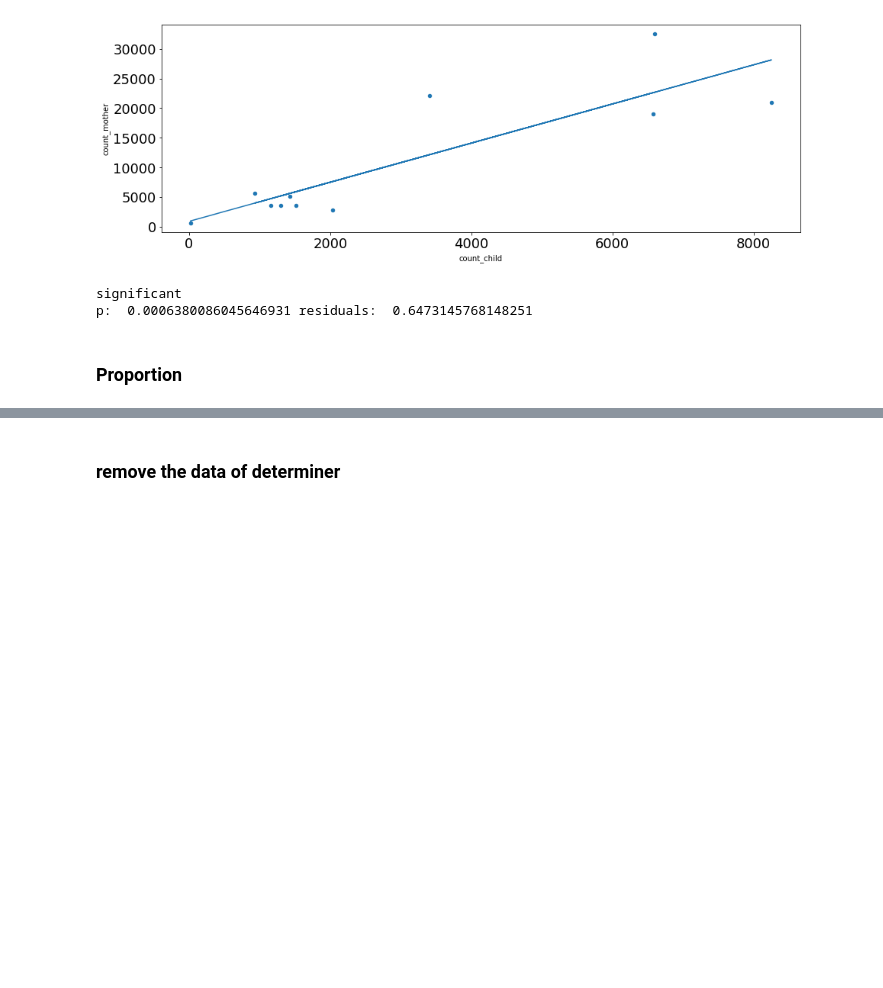
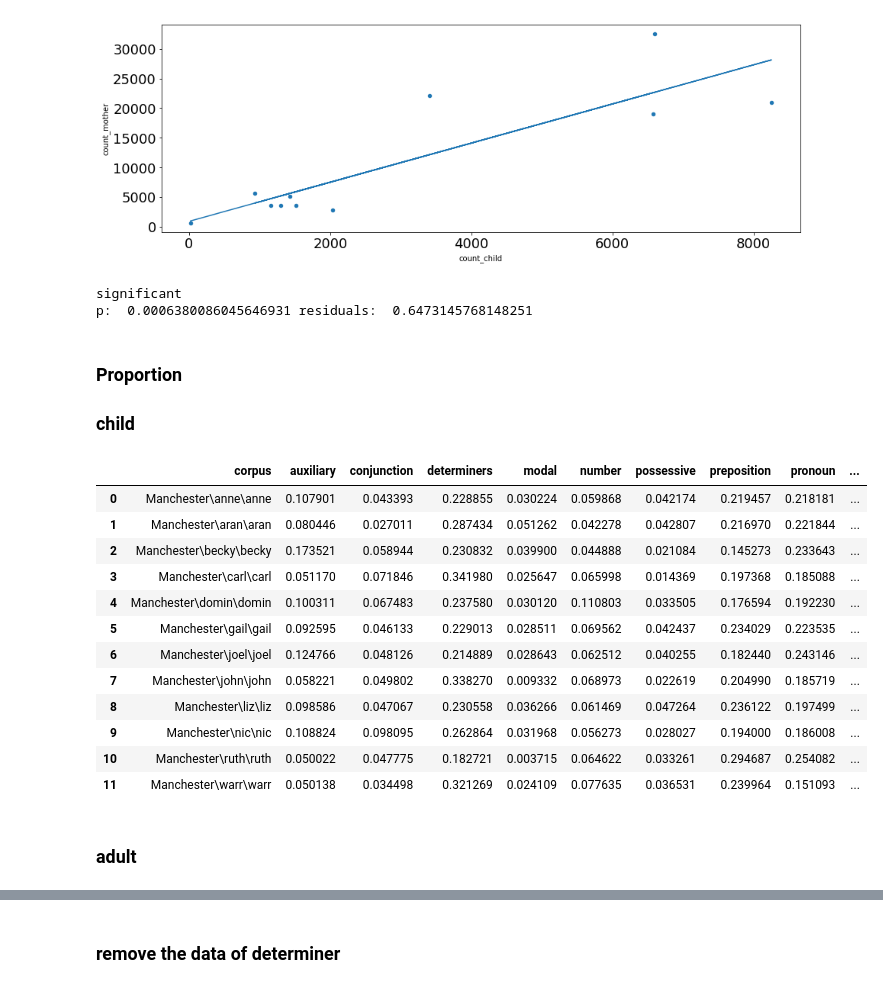
Before and after one commit to qxu1994/formulae-project, a Jupyter notebook: Count function words after disambiguating.ipynb, the cells around one changed output, grey strips where cells are left out. Saved outputs shown, nothing was run; the diff lists cells and outputs as text; code cells hidden in the pictures; blank space fills up the shorter version.

```diff
--- a/Count function words after disambiguating.ipynb
+++ b/Count function words after disambiguating.ipynb
@@ -59,3 +58,25 @@ significant
 p:  0.0006380086045646931 residuals:  0.6473145768148251
 # %% [markdown]
 ### Proportion
+### child
+# %%
+df_per = pd.read_excel('mean per child.xlsx')
+# %%
+df_per.loc[:,'auxiliary':'wh'] = df_per.loc[:,'auxiliary':'wh'].div(df_per['total'], axis = 0)
+# %%
+df_per['check'] = df_per.loc[:,'auxiliary':'wh'].sum(axis = 1)
+df_per
+# %% [output]
+|  | corpus | auxiliary | conjunction | determiners | modal | number | possessive | preposition | pronoun | ... |
+| 0 | Manchester\anne\anne | 0.107901 | 0.043393 | 0.228855 | 0.030224 | 0.059868 | 0.042174 | 0.219457 | 0.218181 | ... |
+| 1 | Manchester\aran\aran | 0.080446 | 0.027011 | 0.287434 | 0.051262 | 0.042278 | 0.042807 | 0.216970 | 0.221844 | ... |
+| 2 | Manchester\becky\becky | 0.173521 | 0.058944 | 0.230832 | 0.039900 | 0.044888 | 0.021084 | 0.145273 | 0.233643 | ... |
+| 3 | Manchester\carl\carl | 0.051170 | 0.071846 | 0.341980 | 0.025647 | 0.065998 | 0.014369 | 0.197368 | 0.185088 | ... |
+| 4 | Manchester\domin\domin | 0.100311 | 0.067483 | 0.237580 | 0.030120 | 0.110803 | 0.033505 | 0.176594 | 0.192230 | ... |
+| 5 | Manchester\gail\gail | 0.092595 | 0.046133 | 0.229013 | 0.028511 | 0.069562 | 0.042437 | 0.234029 | 0.223535 | ... |
+| 6 | Manchester\joel\joel | 0.124766 | 0.048126 | 0.214889 | 0.028643 | 0.062512 | 0.040255 | 0.182440 | 0.243146 | ... |
+| 7 | Manchester\john\john | 0.058221 | 0.049802 | 0.338270 | 0.009332 | 0.068973 | 0.022619 | 0.204990 | 0.185719 | ... |
+| 8 | Manchester\liz\liz | 0.098586 | 0.047067 | 0.230558 | 0.036266 | 0.061469 | 0.047264 | 0.236122 | 0.197499 | ... |
+| 9 | Manchester\nic\nic | 0.108824 | 0.098095 | 0.262864 | 0.031968 | 0.056273 | 0.028027 | 0.194000 | 0.186008 | ... |
+| 10 | Manchester\ruth\ruth | 0.050022 | 0.047775 | 0.182721 | 0.003715 | 0.064622 | 0.033261 | 0.294687 | 0.254082 | ... |
+| 11 | Manchester\warr\warr | 0.050138 | 0.034498 | 0.321269 | 0.024109 | 0.077635 | 0.036531 | 0.239964 | 0.151093 | ... |
@@ -75,0 +88,2 @@ df_mean = df_sum.groupby('label').sum()
+# %% [markdown]
+### adult
```
Also changed, not shown: parts of 16 cells of this notebook.
